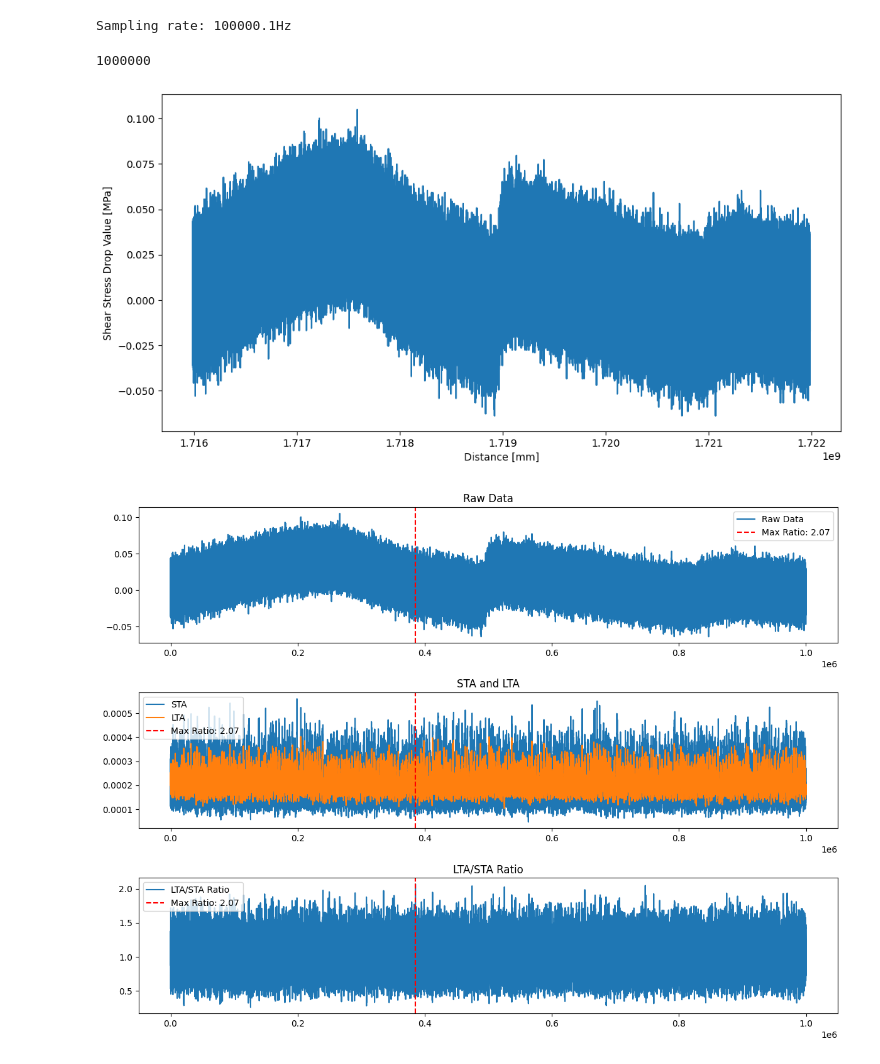
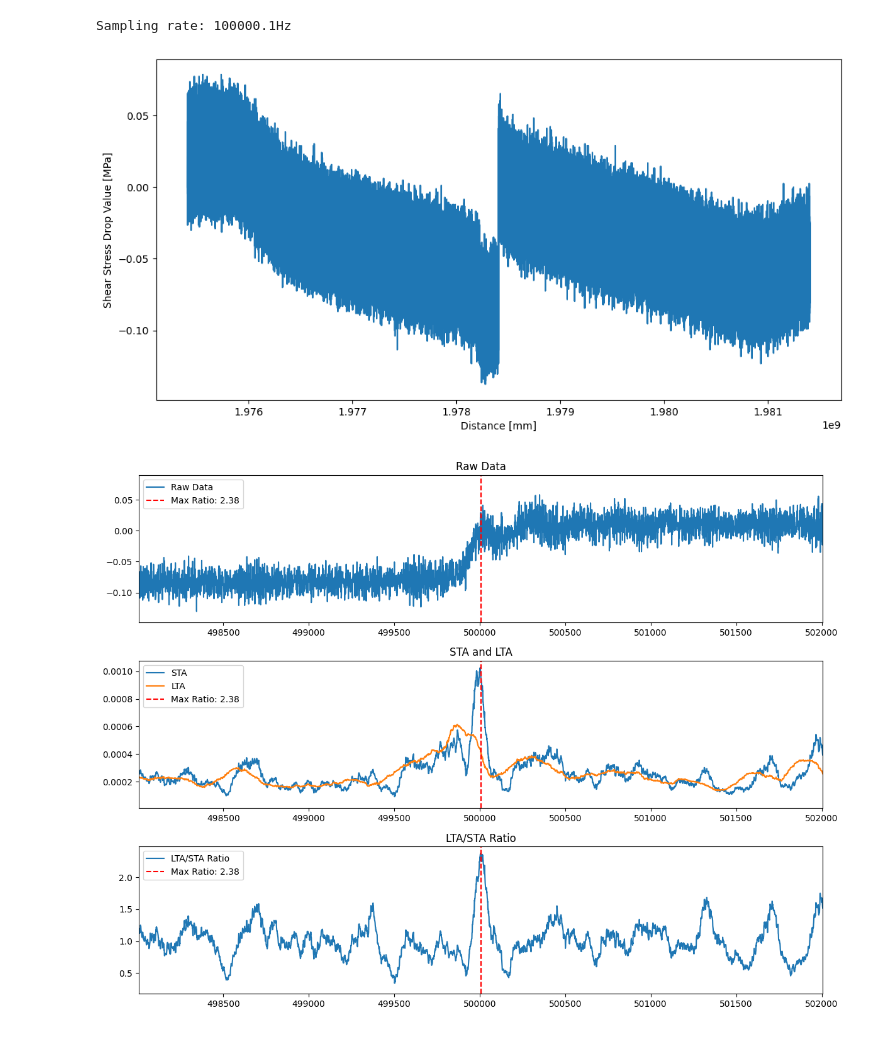
Before and after one commit to Gauss963/PSU-Dynamic-Strain, a Jupyter notebook: Code/p5972.ipynb, the cells around one changed output. Saved outputs shown, nothing was run; the diff lists cells and outputs as text; code cells hidden in the pictures.

```diff
--- a/Code/p5972.ipynb
+++ b/Code/p5972.ipynb
@@ -15,7 +15,7 @@ filename = '../Data/p5972e.npz'
 # %%
 data = np.load(filename, allow_pickle = True)
 data = data["experiment"][()]
-event = data['runs'][2]['events'][0]
+event = data['runs'][2]['events'][2]
 exy6 = event['strain']['original']['raw'][6]
 
 
@@ -25,19 +25,8 @@ fs = len(TIME_S) / (np.max(TIME_S) - np.min(TIME_S))
 print(f'Sampling rate: {fs:.1f}Hz')
 
 DISTANCE = TIME_S * C_f * 1000 # mm
-
-
-STRAIN = DataProcessor.voltage_to_strain(exy6)
-STRESS = DataProcessor.shear_strain_to_stress(E, nu, STRAIN)
-STRESS = STRESS - STRESS[0]
-STRESS_MPA = STRESS / 10**6
-STRESS_MPA *= -1
 # %% [output]
 Sampling rate: 100000.1Hz
-# %%
-print(len(DISTANCE))
-# %% [output]
-1000000
 # %%
 STRAIN = DataProcessor.voltage_to_strain(exy6)
 STRESS = DataProcessor.shear_strain_to_stress(E, nu, STRAIN)
@@ -52,9 +41,9 @@ plt.ylabel('Shear Stress Drop Value [MPa]')
 plt.savefig('../Plot/p5972_test1.pdf', dpi = 300)
 plt.show()
 # %% [output]
-[figure, old version]
+[figure, new version]
 # %%
-cutoff = 400
+cutoff = 100
 filtered_data = DataProcessor.highpass_filter(STRESS_MPA, cutoff, fs)
 # %%
 hspan = 2000
@@ -80,37 +69,37 @@ lta_sta_ratio = sta / lta
 max_ratio = np.max(lta_sta_ratio)
 max_index = np.argmax(lta_sta_ratio)
 
 
 
 plt.figure(figsize = (12, 9))
 
 # Plot raw data (No filter)
 plt.subplot(3, 1, 1)
 plt.plot(STRESS_MPA, label = 'Raw Data')
 plt.axvline(x = max_index, color = 'red', linestyle = '--', label=f'Max Ratio: {max_ratio:.2f}')
-# plt.xlim(max_index - hspan, max_index + hspan)
+plt.xlim(max_index - hspan, max_index + hspan)
 plt.title('Raw Data')
-plt.legend()
+plt.legend(loc = 'upper left')
 
 # Plot STA, LTA
 plt.subplot(3, 1, 2)
 plt.plot(sta, label = 'STA')
 plt.plot(lta, label = 'LTA')
 plt.axvline(x = max_index, color = 'red', linestyle = '--', label=f'Max Ratio: {max_ratio:.2f}')
-# plt.xlim(max_index - hspan, max_index + hspan)
+plt.xlim(max_index - hspan, max_index + hspan)
 plt.title('STA and LTA')
-plt.legend()
+plt.legend(loc = 'upper left')
 
 # Plot LTA/STA ratio
 plt.subplot(3, 1, 3)
 plt.plot(lta_sta_ratio, label='LTA/STA Ratio')
 plt.axvline(x = max_index, color = 'red', linestyle = '--', label=f'Max Ratio: {max_ratio:.2f}')
-# plt.xlim(max_index - hspan, max_index + hspan)
+plt.xlim(max_index - hspan, max_index + hspan)
 plt.title('LTA/STA Ratio')
-plt.legend()
+plt.legend(loc = 'upper left')
 
 plt.tight_layout()
 plt.savefig('../Plot/STA-LTA-5972-test.pdf')
 plt.show()
 # %% [output]
-[figure, old version]
+[figure, new version]
```
Also changed, not shown: 5 other files.
